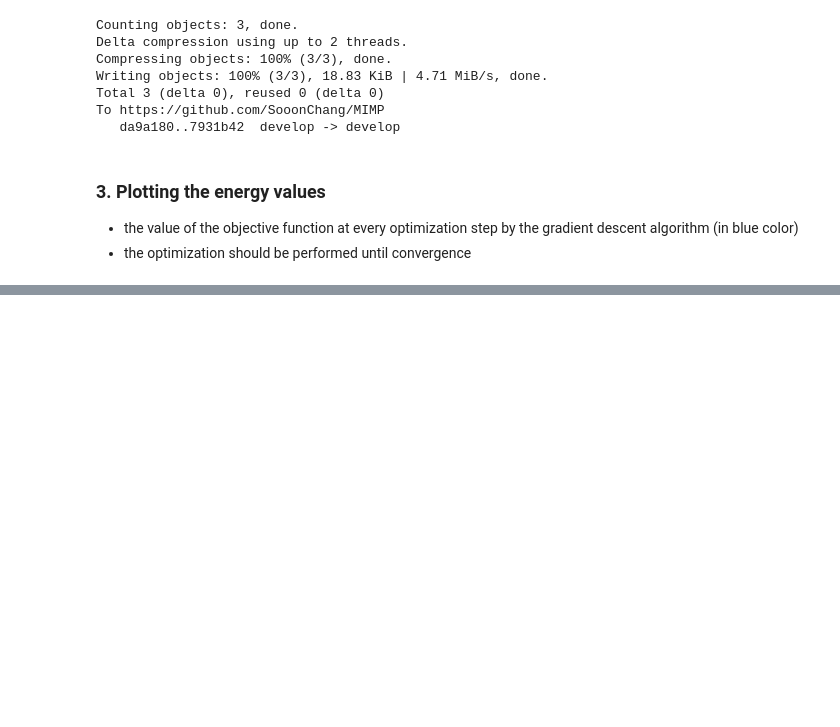
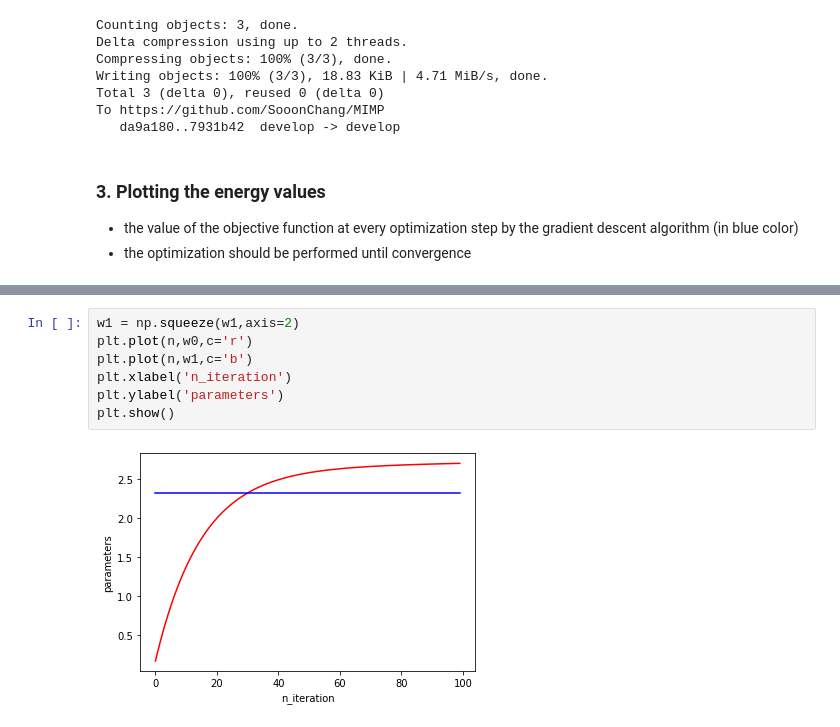
Before and after one commit to SooonChang/MIMP, a Jupyter notebook: assignment02.ipynb, the cells around one changed output, grey strips where cells are left out. Drawn from its saved outputs; the diff is of its cells as text; blank space fills up the shorter version.

```diff
--- a/assignment02.ipynb
+++ b/assignment02.ipynb
@@ -184,0 +205,9 @@ plt.show()
+# %%
+w1 = np.squeeze(w1,axis=2)
+plt.plot(n,w0,c='r')
+plt.plot(n,w1,c='b')
+plt.xlabel('n_iteration')
+plt.ylabel('parameters')
+plt.show()
+# %% [output]
+[figure, added]
```
Also changed, not shown: parts of 6 cells of this notebook.
